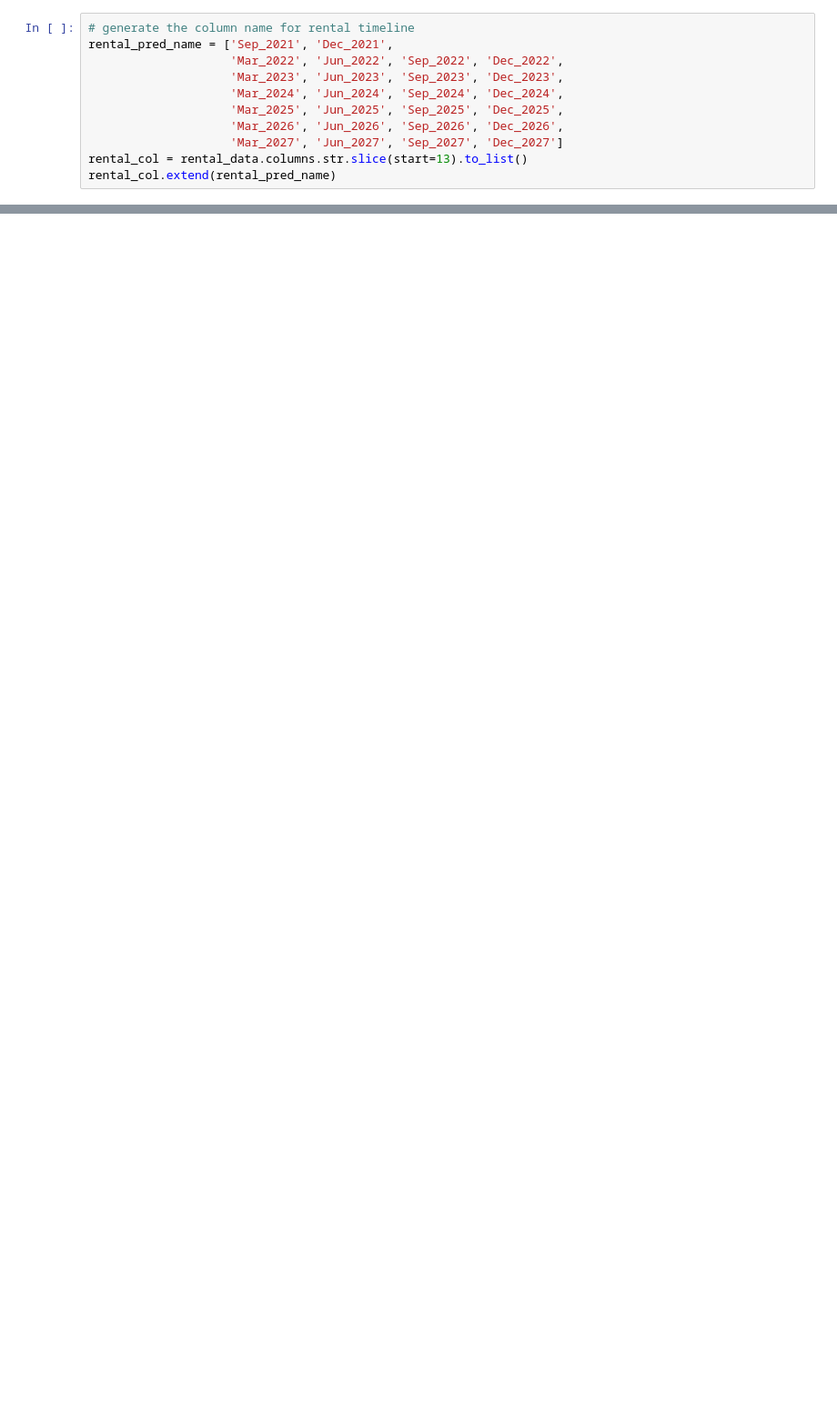
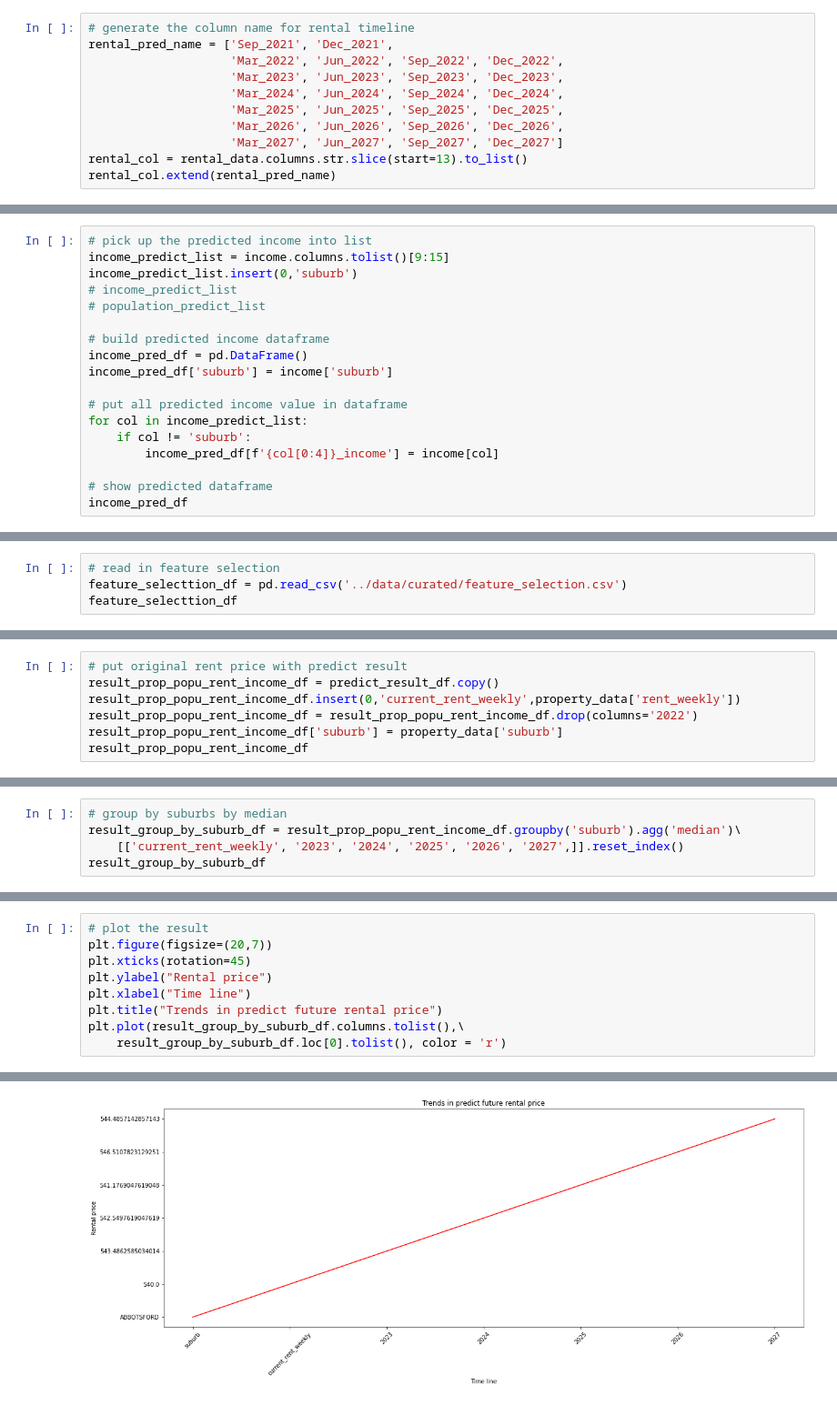
Before and after one commit to MAST30034-Applied-Data-Science/generic-real-estate-consulting-project-group-1-iron-data-man, a Jupyter notebook: notebooks/Modelling.ipynb, the cells around one changed output, grey strips where cells are left out. Shown at 91% size. Drawn from its saved outputs; the diff is of its cells as text; blank space fills up the shorter version.

```diff
--- a/notebooks/Modelling.ipynb
+++ b/notebooks/Modelling.ipynb
@@ -677,0 +1519,18 @@ plt.show()
+# %%
+# pick up the predicted income into list
+income_predict_list = income.columns.tolist()[9:15]
+income_predict_list.insert(0,'suburb')
+# income_predict_list
+# population_predict_list
+
+# build predicted income dataframe
+income_pred_df = pd.DataFrame()
+income_pred_df['suburb'] = income['suburb']
+
+# put all predicted income value in dataframe
+for col in income_predict_list:
+    if col != 'suburb':
+        income_pred_df[f'{col[0:4]}_income'] = income[col]
+
+# show predicted dataframe
+income_pred_df
@@ -677,0 +1622,4 @@ plt.show()
+# %%
+# read in feature selection
+feature_selecttion_df = pd.read_csv('../data/curated/feature_selection.csv')
+feature_selecttion_df
@@ -677,0 +1881,7 @@ plt.show()
+# %%
+# put original rent price with predict result
+result_prop_popu_rent_income_df = predict_result_df.copy()
+result_prop_popu_rent_income_df.insert(0,'current_rent_weekly',property_data['rent_weekly'])
+result_prop_popu_rent_income_df = result_prop_popu_rent_income_df.drop(columns='2022')
+result_prop_popu_rent_income_df['suburb'] = property_data['suburb']
+result_prop_popu_rent_income_df
@@ -677,0 +1906,5 @@ plt.show()
+# %%
+# group by suburbs by median
+result_group_by_suburb_df = result_prop_popu_rent_income_df.groupby('suburb').agg('median')\
+    [['current_rent_weekly', '2023', '2024', '2025', '2026', '2027',]].reset_index()
+result_group_by_suburb_df
@@ -677,0 +1925,10 @@ plt.show()
+# %%
+# plot the result
+plt.figure(figsize=(20,7))
+plt.xticks(rotation=45)
+plt.ylabel("Rental price")
+plt.xlabel("Time line")
+plt.title("Trends in predict future rental price")
+plt.plot(result_group_by_suburb_df.columns.tolist(),\
+    result_group_by_suburb_df.loc[0].tolist(), color = 'r')
+# %% [output]
@@ -677,0 +1936 @@ plt.show()
+[figure, added]
```
Also changed, not shown: parts of 81 cells of this notebook, 3 other files.
